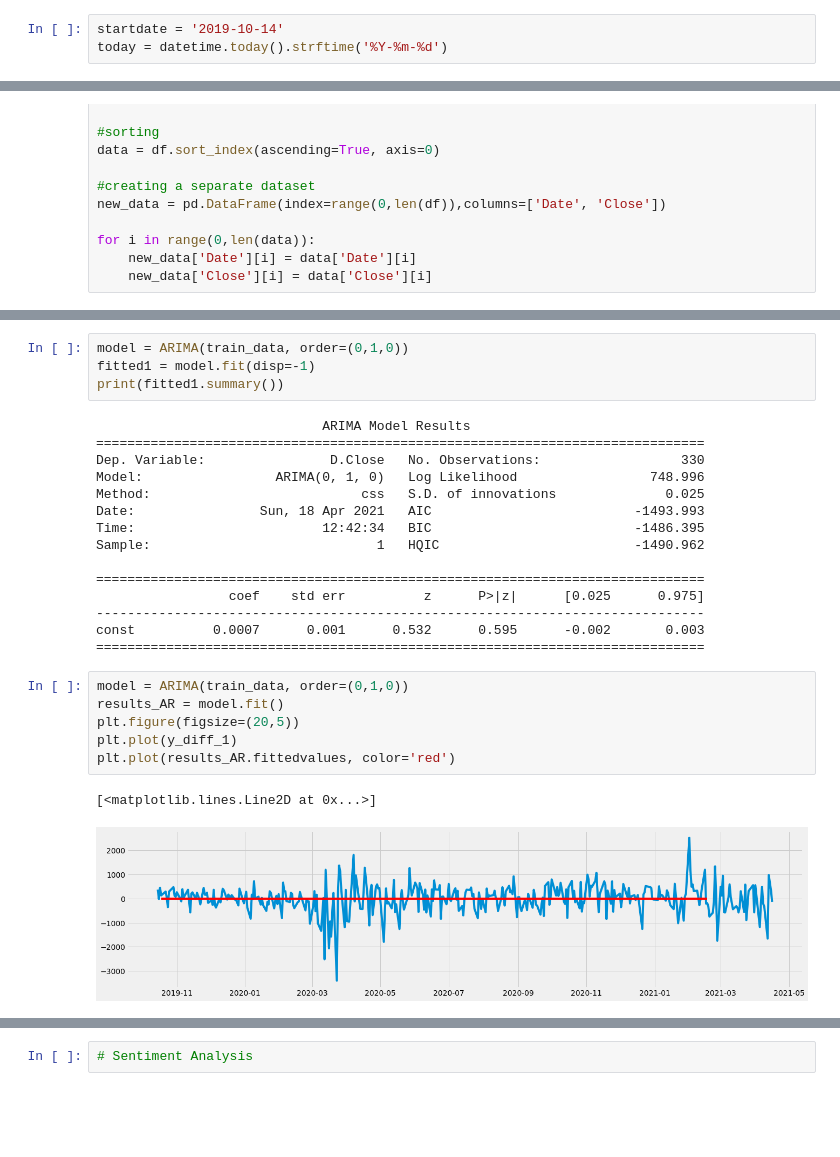
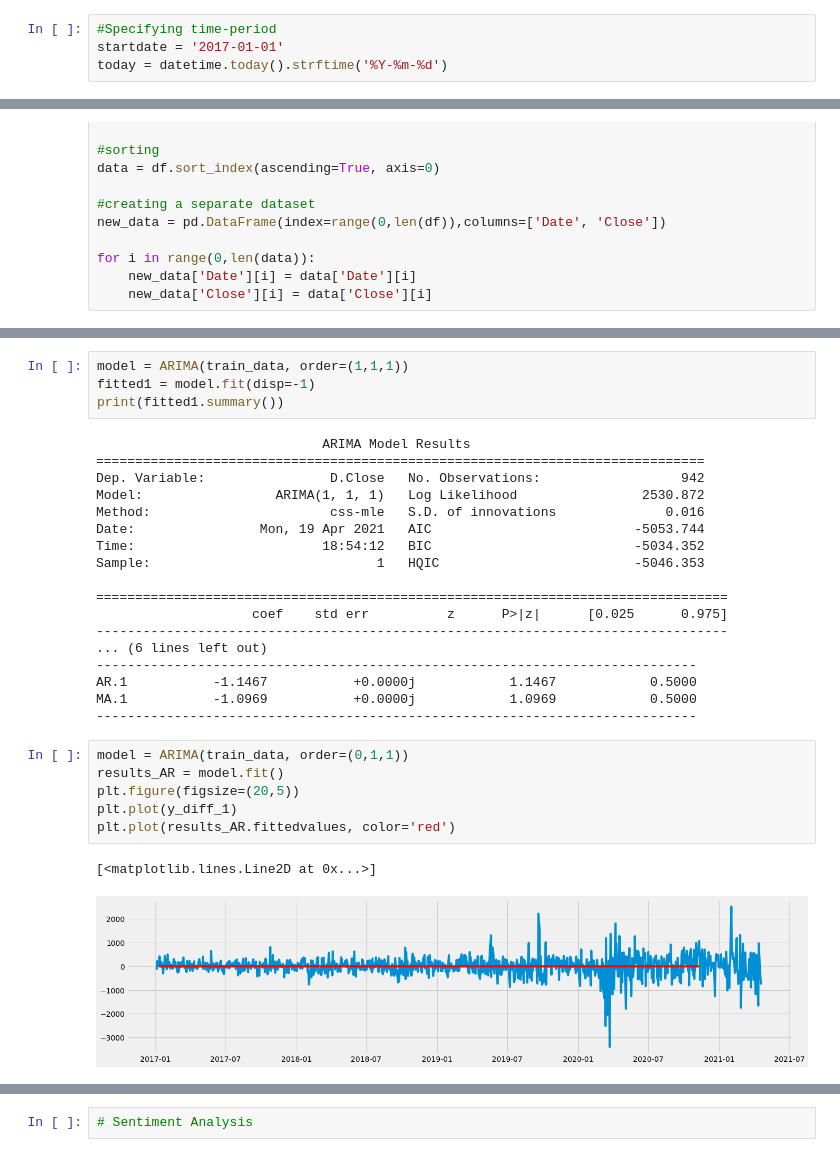
Before and after one commit to utkarsh060/Bank-Nifty-ARIMA-model, a Jupyter notebook: Stock Market Prediction using Numerical and Textual Analysis.ipynb, the cells around one changed output, grey strips where cells are left out. Saved outputs shown, nothing was run; the diff lists cells and outputs as text; blank space fills up the shorter version.

```diff
--- a/Stock Market Prediction using Numerical and Textual Analysis.ipynb
+++ b/Stock Market Prediction using Numerical and Textual Analysis.ipynb
@@ -32,6 +41,7 @@ from newspaper import Article
 from newspaper import Config
 import nltk
 # %%
-startdate = '2019-10-14'
+#Specifying time-period
+startdate = '2017-01-01'
 today = datetime.today().strftime('%Y-%m-%d')
 # %%
@@ -288,29 +312,32 @@ plt.tight_layout()
 # %%
-model = ARIMA(train_data, order=(0,1,0))
+model = ARIMA(train_data, order=(1,1,1))
 fitted1 = model.fit(disp=-1)
 print(fitted1.summary())
 # %% [output]
                              ARIMA Model Results
 ==============================================================================
-Dep. Variable:                D.Close   No. Observations:                  330
-Model:                 ARIMA(0, 1, 0)   Log Likelihood                 748.996
-Method:                           css   S.D. of innovations              0.025
-Date:                Sun, 18 Apr 2021   AIC                          -1493.993
-Time:                        12:42:34   BIC                          -1486.395
-Sample:                             1   HQIC                         -1490.962
+Dep. Variable:                D.Close   No. Observations:                  942
+Model:                 ARIMA(1, 1, 1)   Log Likelihood                2530.872
+Method:                       css-mle   S.D. of innovations              0.016
+Date:                Mon, 19 Apr 2021   AIC                          -5053.744
+Time:                        18:54:12   BIC                          -5034.352
+Sample:                             1   HQIC                         -5046.353
 
-==============================================================================
-                 coef    std err          z      P>|z|      [0.025      0.975]
-------------------------------------------------------------------------------
-const          0.0007      0.001      0.532      0.595      -0.002       0.003
-==============================================================================
+=================================================================================
+                    coef    std err          z      P>|z|      [0.025      0.975]
+---------------------------------------------------------------------------------
+... (6 lines left out)
+-----------------------------------------------------------------------------
+AR.1           -1.1467           +0.0000j            1.1467            0.5000
+MA.1           -1.0969           +0.0000j            1.0969            0.5000
+-----------------------------------------------------------------------------
 # %%
-model = ARIMA(train_data, order=(0,1,0))
+model = ARIMA(train_data, order=(0,1,1))
 results_AR = model.fit()
 plt.figure(figsize=(20,5))
 plt.plot(y_diff_1)
 plt.plot(results_AR.fittedvalues, color='red')
 # %% [output]
 [<matplotlib.lines.Line2D at 0x...>]
-[figure, old version]
+[figure, new version]
 # %%
```
Also changed, not shown: parts of 27 cells of this notebook.
